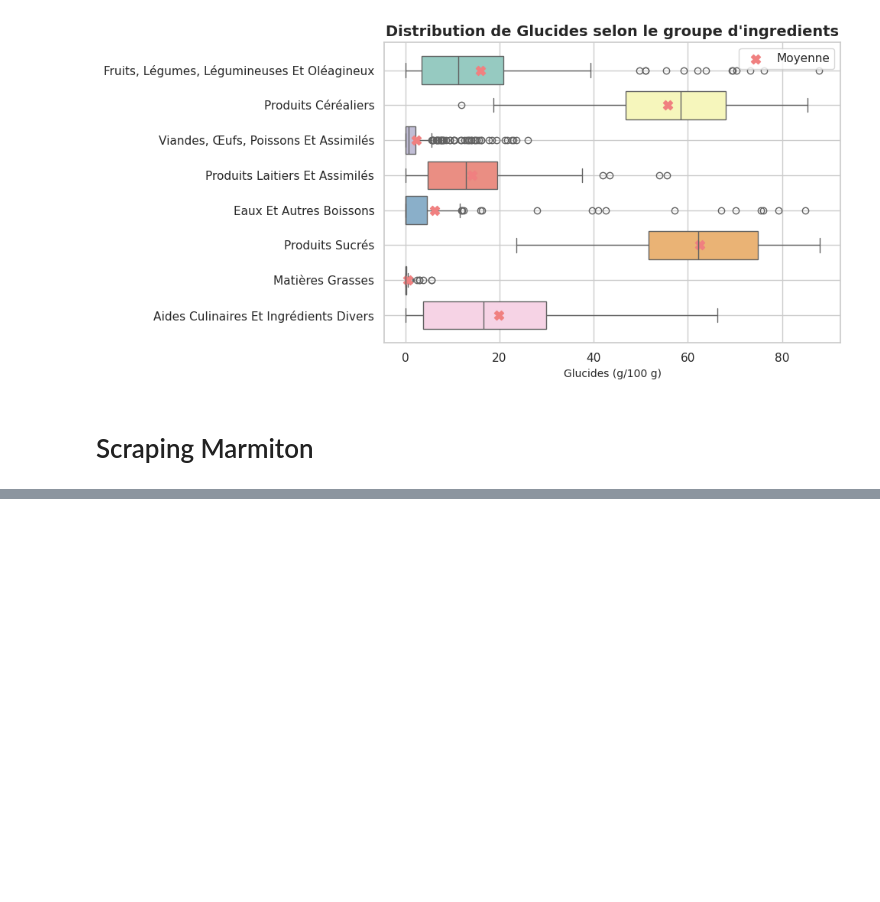
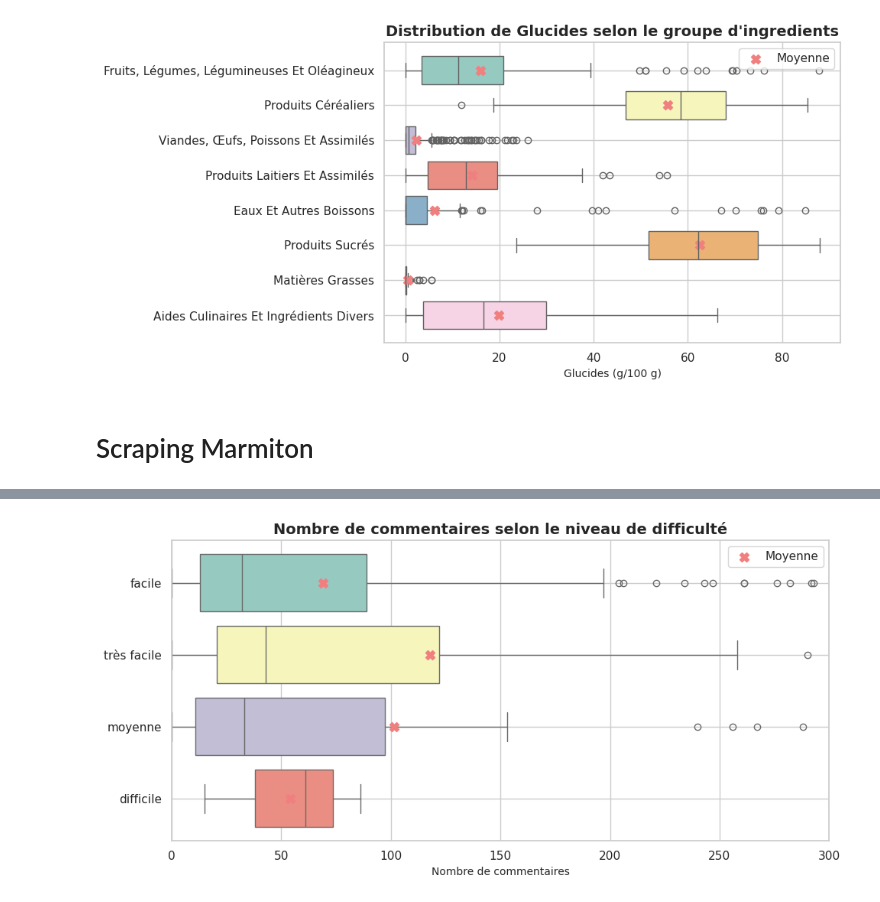
Before and after one commit to Louismoraine/python-pour-data-science, a Jupyter notebook: scripts/projet.ipynb, the cells around one changed output, grey strips where cells are left out. Saved outputs shown, nothing was run; the diff lists cells and outputs as text; code cells hidden in the pictures; blank space fills up the shorter version.

```diff
--- a/scripts/projet.ipynb
+++ b/scripts/projet.ipynb
@@ -196,0 +204,13 @@ with open('data.csv', 'w', newline='') as file:
+# %%
+# Lecture des données
+
+marmiton = pd.read_csv("Recette.csv")
+
+#Composition des recettes
+composition = marmiton.loc[:,['Recettes', 'Ingredients', 'Quantites']]
+print(composition.head())
+
+#Propriétés des recettes
+recette = marmiton.drop(columns=['Ingredients','Quantites']).drop_duplicates()
+recette['Notes'] = recette['Notes'].str.split('/').str[0].astype(float)
+print(recette.head())
@@ -196,0 +237,27 @@ with open('data.csv', 'w', newline='') as file:
+# %%
+# Création du graphique : Commentaires selon Difficulte
+sns.set(style="whitegrid")
+plt.figure(figsize=(10, 5))
+
+# Boxplot
+ax = sns.boxplot(y='Difficulte', x='Commentaires', data=recette, palette="Set3", hue = 'Difficulte', legend = False)
+
+# Calculer les moyennes par catégorie
+mean_values = recette.groupby('Difficulte')['Commentaires'].mean().reset_index()
+
+# Ajouter des croix pour les moyennes
+ax.scatter(mean_values['Commentaires'], mean_values['Difficulte'], color='lightcoral', marker='X', s=75, label='Moyenne', zorder = 2)
+
+# Ajout des étiquettes et du titre
+plt.title("Nombre de commentaires selon le niveau de difficulté", fontsize=14,fontweight='bold')
+plt.xlabel('Nombre de commentaires', fontsize=10)
+plt.ylabel('')
+
+# Afficher le graphique
+plt.xlim(0,300)
+plt.legend()
+plt.grid(True)
+plt.tight_layout()
+plt.show()
+# %% [output]
+[figure, added]
```
Also changed, not shown: parts of 3 cells of this notebook.
